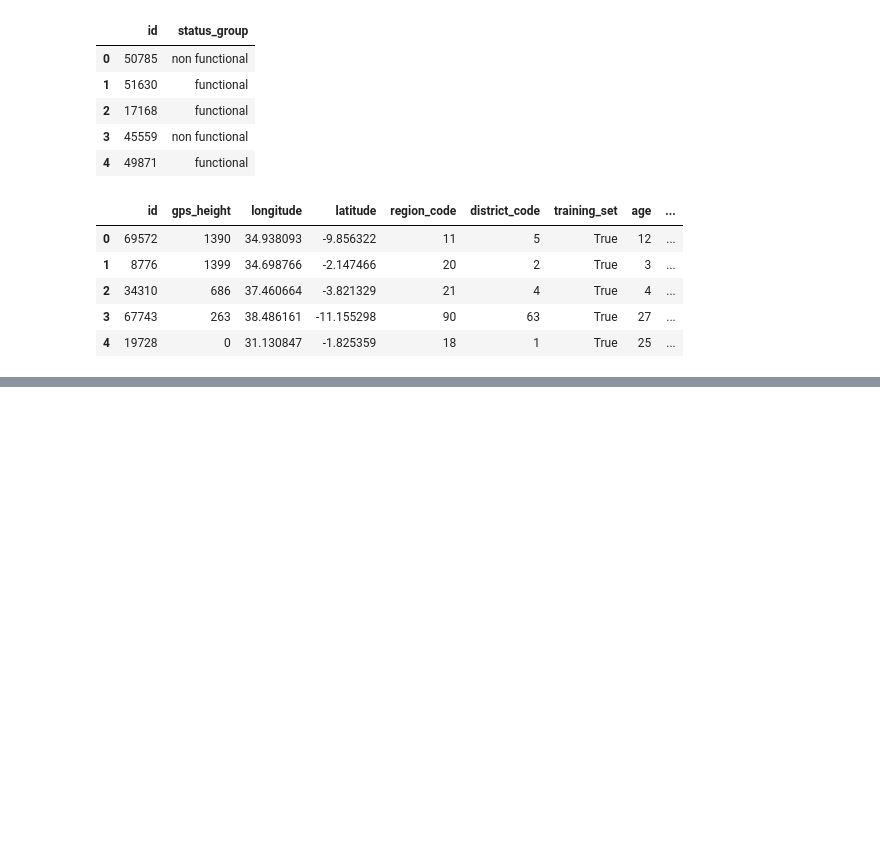
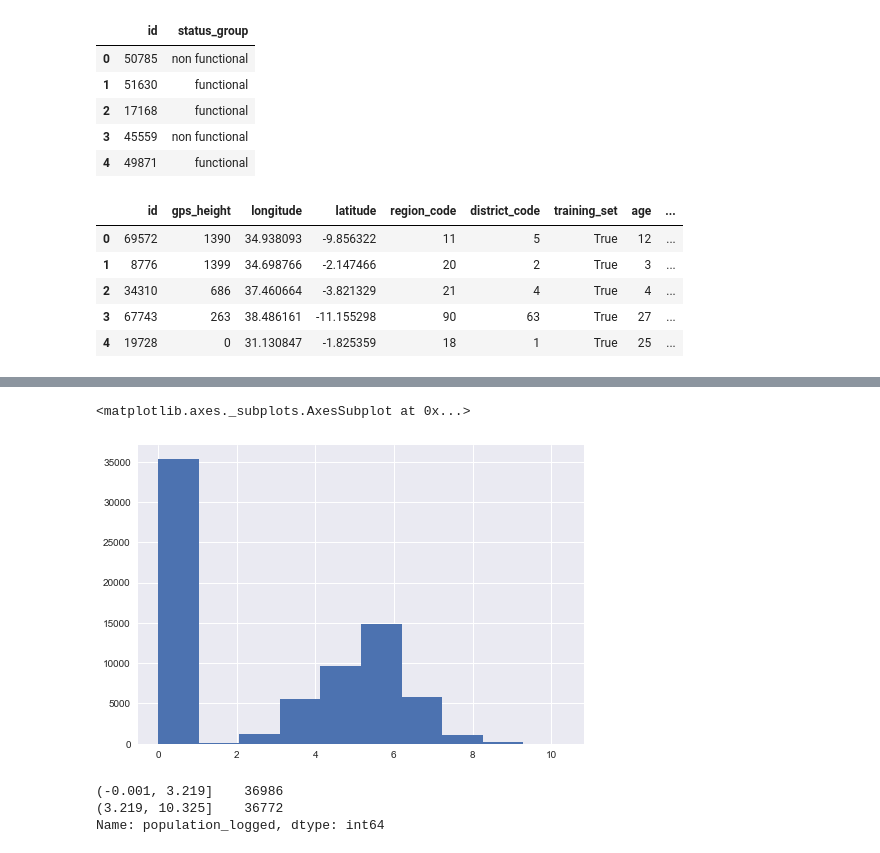
Before and after one commit to Captmoonshot/kaggle_waterpumps_2, a Jupyter notebook: final_model_2.ipynb, the cells around one changed output, grey strips where cells are left out. Saved outputs shown, nothing was run; the diff lists cells and outputs as text; code cells hidden in the pictures; blank space fills up the shorter version.

```diff
--- a/final_model_2.ipynb
+++ b/final_model_2.ipynb
@@ -936,0 +955,12 @@ df_full.head()
+# %%
+df_full['population_logged'].hist()
+# %% [output]
+<matplotlib.axes._subplots.AxesSubplot at 0x...>
+[figure, added]
+# %%
+cats = pd.qcut(df_full['population_logged'], 2)
+pd.value_counts(cats)
+# %% [output]
+(-0.001, 3.219]    36986
+(3.219, 10.325]    36772
+Name: population_logged, dtype: int64
```
Also changed, not shown: parts of 47 cells of this notebook, 2 other files.
